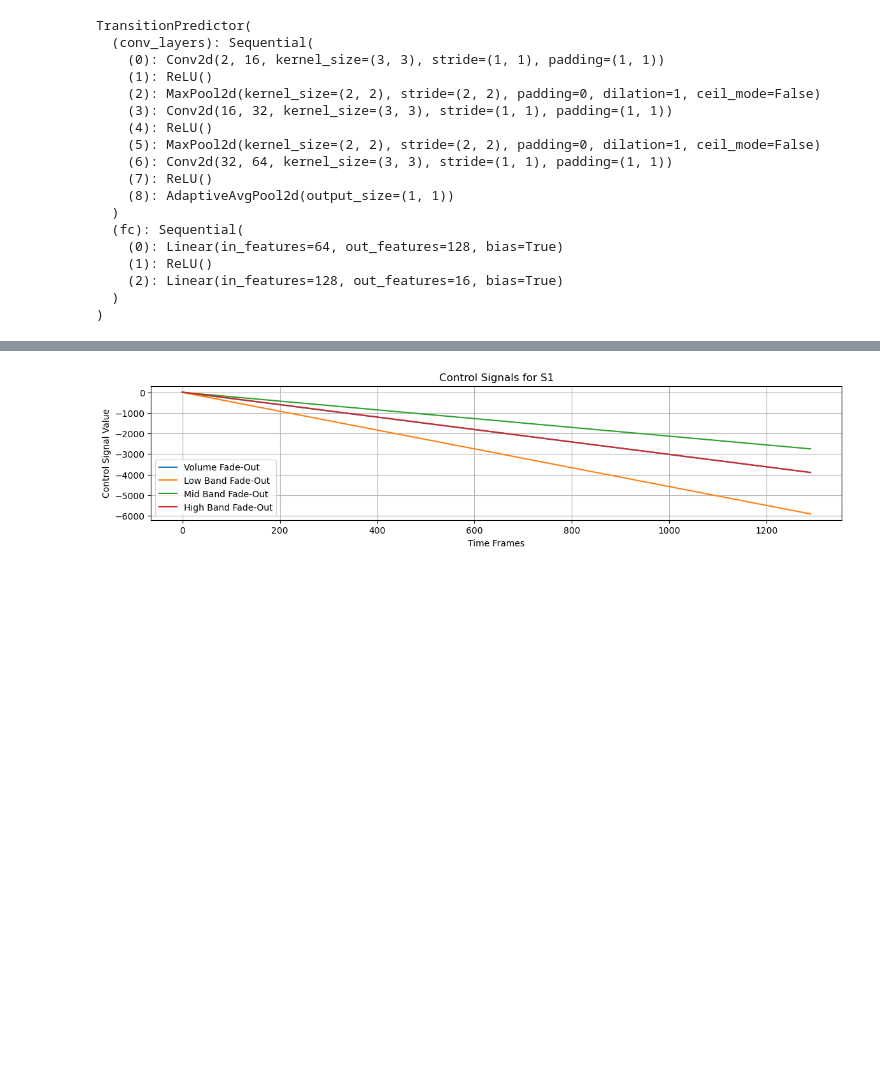
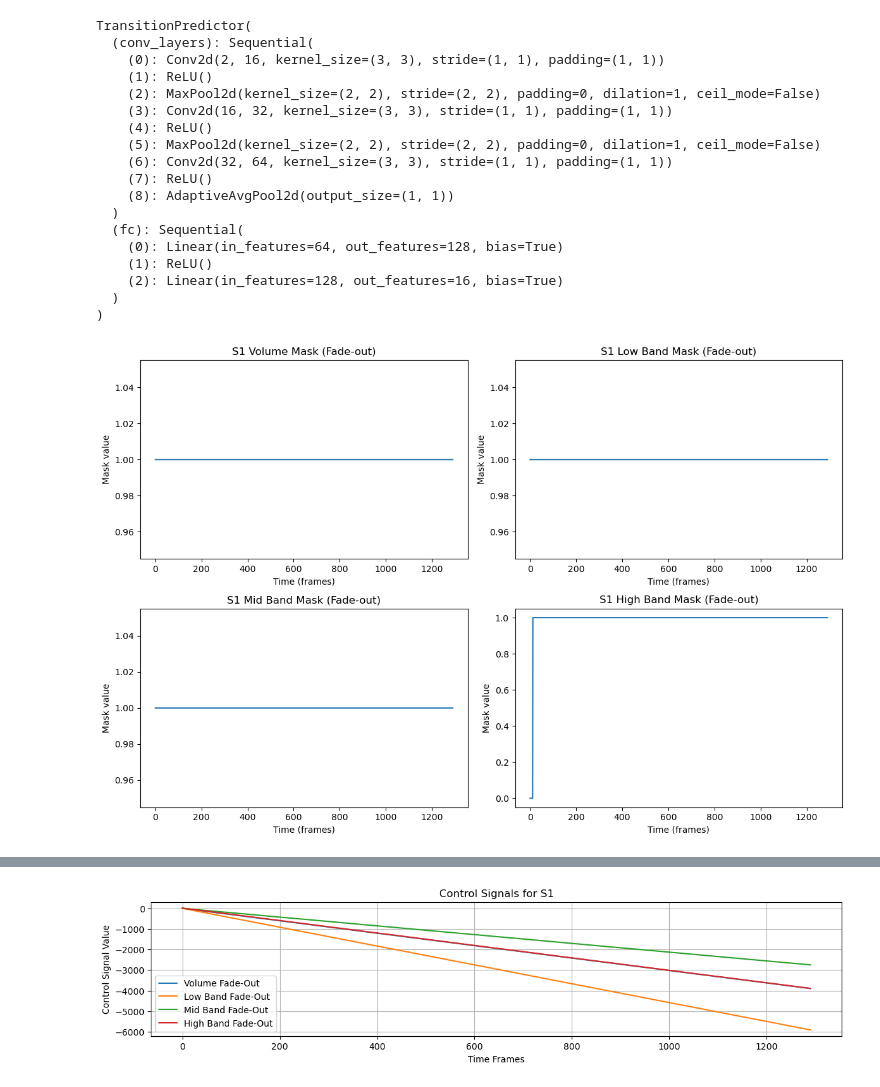
Before and after one commit to michaelhein39/dj-transition-predictor, a Jupyter notebook: notebooks/construct_transition.ipynb, the cells around one changed output, grey strips where cells are left out. Saved outputs shown, nothing was run; the diff lists cells and outputs as text; code cells hidden in the pictures; blank space fills up the shorter version.

Commit message:
graphed masks, now need to fix

```diff
--- a/notebooks/construct_transition.ipynb
+++ b/notebooks/construct_transition.ipynb
@@ -93,13 +93,13 @@ reconstructed_audio = librosa.griffinlim(np.abs(stft_matrix), n_iter=32, hop_len
 # Save the reconstructed audio
 sf.write('reconstructed_audio_with_phase.wav', reconstructed_audio, SAMPLING_RATE)
 # %%
-control_signals = control_signals.squeeze().detach().numpy()
+control_signals_ = control_signals.squeeze().detach().numpy()
 
 # Unpack volume parameters
-S1_vol_start, S1_vol_slope, S2_vol_start, S2_vol_slope = control_signals[:4]
+S1_vol_start, S1_vol_slope, S2_vol_start, S2_vol_slope = control_signals_[:4]
 
 # Unpack band parameters
-band_control_signals = control_signals[4:]
+band_control_signals = control_signals_[4:]
 (S1_low_start, S1_low_slope,
  S1_mid_start, S1_mid_slope,
  S1_high_start, S1_high_slope,
@@ -108,4 +108,48 @@ band_control_signals = control_signals[4:]
  S2_high_start, S2_high_slope) = band_control_signals
 
 # Define a time vector for plotting
-time_vector = np.arange(input_tensor.shape[-1])
+time_vector = torch.arange(input_tensor.shape[-1], dtype=torch.float32, device=input_tensor.device)
+
+# Compute volume and band masks for S1 (fade-out)
+S1_vol_mask = 1.0 - prelu1(time_vector, S1_vol_start, S1_vol_slope)
+S1_low_mask = 1.0 - prelu1(time_vector, S1_low_start, S1_low_slope)
+S1_mid_mask = 1.0 - prelu1(time_vector, S1_mid_start, S1_mid_slope)
+S1_high_mask = 1.0 - prelu1(time_vector, S1_high_start, S1_high_slope)
+
+# Compute S2 masks (fade-in)
+S2_vol_mask = prelu1(time_vector, S2_vol_start, S2_vol_slope)
+S2_low_mask = prelu1(time_vector, S2_low_start, S2_low_slope)
+S2_mid_mask = prelu1(time_vector, S2_mid_start, S2_mid_slope)
+S2_high_mask = prelu1(time_vector, S2_high_start, S2_high_slope)
+# %%
+# Plot each mask over time
+plt.figure(figsize=(12, 8))
+
+plt.subplot(2, 2, 1)
+plt.plot(time_vector.cpu().numpy(), S1_vol_mask.cpu().numpy())
+plt.title("S1 Volume Mask (Fade-out)")
+plt.xlabel("Time (frames)")
+plt.ylabel("Mask value")
+
+plt.subplot(2, 2, 2)
+plt.plot(time_vector.cpu().numpy(), S1_low_mask.cpu().numpy())
+plt.title("S1 Low Band Mask (Fade-out)")
+plt.xlabel("Time (frames)")
+plt.ylabel("Mask value")
+
+plt.subplot(2, 2, 3)
+plt.plot(time_vector.cpu().numpy(), S1_mid_mask.cpu().numpy())
+plt.title("S1 Mid Band Mask (Fade-out)")
+plt.xlabel("Time (frames)")
+plt.ylabel("Mask value")
+
+plt.subplot(2, 2, 4)
+plt.plot(time_vector.cpu().numpy(), S1_high_mask.cpu().numpy())
+plt.title("S1 High Band Mask (Fade-out)")
+plt.xlabel("Time (frames)")
+plt.ylabel("Mask value")
+
+plt.tight_layout()
+plt.show()
+# %% [output]
+[figure, added]
```
Also changed, not shown: parts of 2 cells of this notebook.
